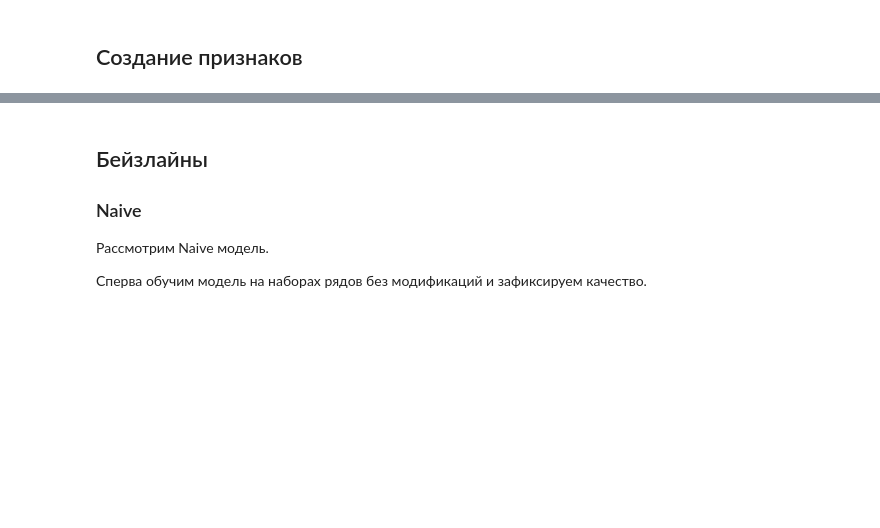
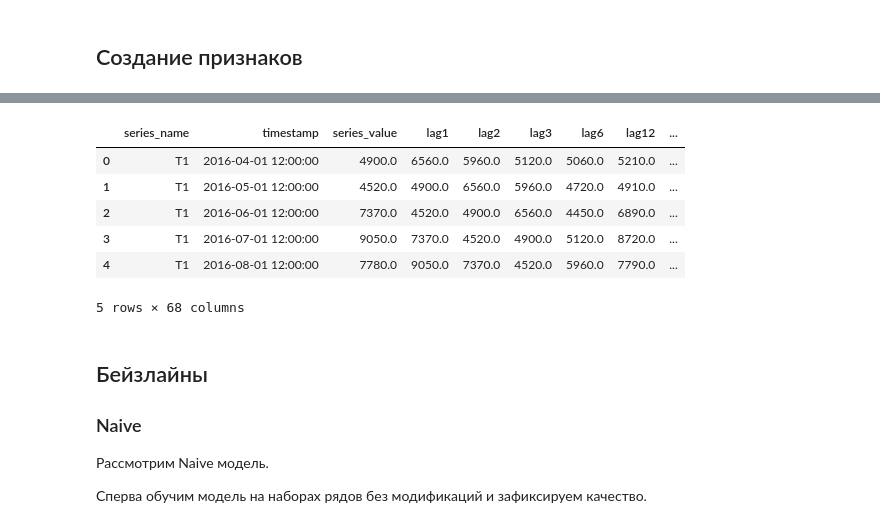
Before and after one commit to margartnn/hse-ts-transformations, a Jupyter notebook: analysis_results.ipynb, the cells around one changed output, grey strips where cells are left out. Saved outputs shown, nothing was run; the diff lists cells and outputs as text; code cells hidden in the pictures; blank space fills up the shorter version.

```diff
--- a/analysis_results.ipynb
+++ b/analysis_results.ipynb
@@ -771,4 +791,14 @@ df_train_c1_features.head()
 5 rows × 68 columns
+# %%
+test_features_c0.head()
+# %% [output]
+|  | series_name | timestamp | series_value | lag1 | lag2 | lag3 | lag6 | lag12 | ... |
+| 0 | T1 | 2016-04-01 12:00:00 | 4900.0 | 6560.0 | 5960.0 | 5120.0 | 5060.0 | 5210.0 | ... |
+| 1 | T1 | 2016-05-01 12:00:00 | 4520.0 | 4900.0 | 6560.0 | 5960.0 | 4720.0 | 4910.0 | ... |
+| 2 | T1 | 2016-06-01 12:00:00 | 7370.0 | 4520.0 | 4900.0 | 6560.0 | 4450.0 | 6890.0 | ... |
+| 3 | T1 | 2016-07-01 12:00:00 | 9050.0 | 7370.0 | 4520.0 | 4900.0 | 5120.0 | 8720.0 | ... |
+| 4 | T1 | 2016-08-01 12:00:00 | 7780.0 | 9050.0 | 7370.0 | 4520.0 | 5960.0 | 7790.0 | ... |
+5 rows × 68 columns
 # %% [markdown]
 ## Бейзлайны
 
```
Also changed, not shown: parts of 24 cells of this notebook, 8 other files.
